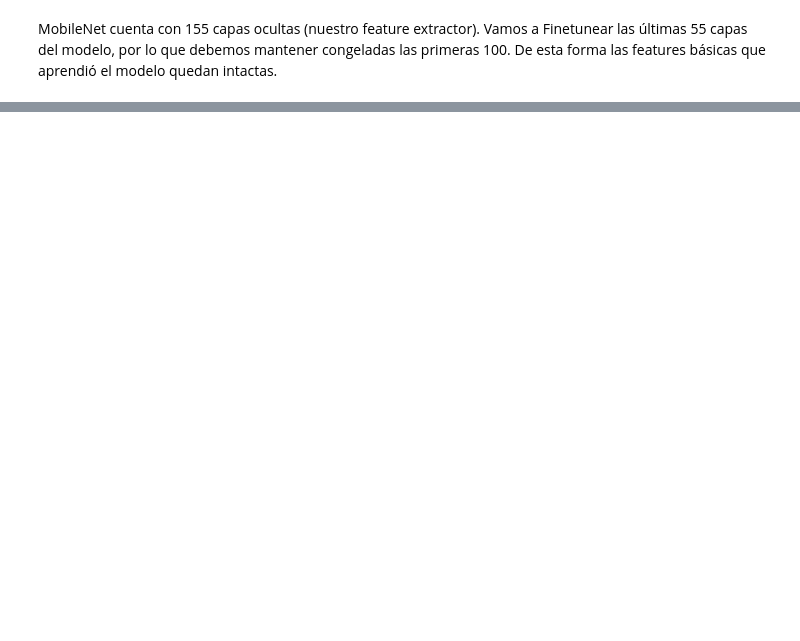
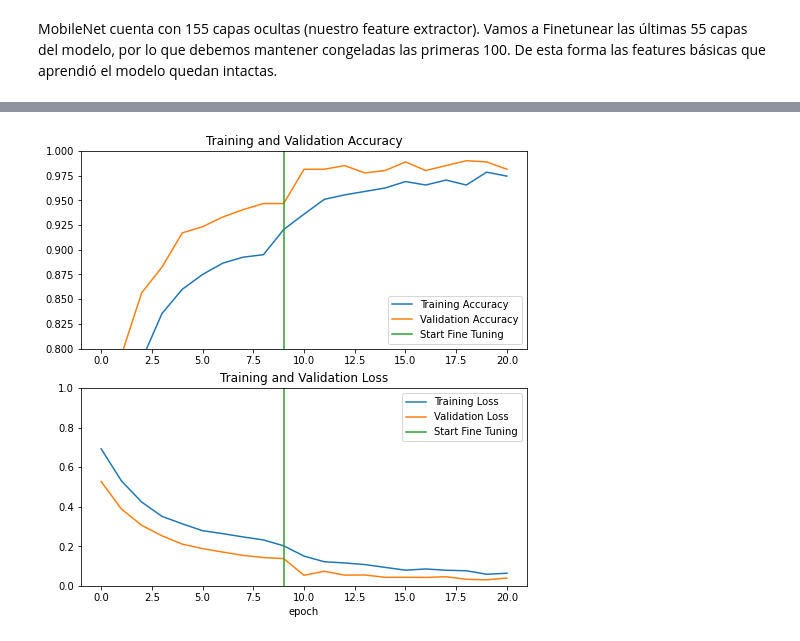
Before and after one commit to juancop/URDeepLearning, a Jupyter notebook: ComputerVision/Fine Tuning an Image Model.ipynb, the cells around one changed output, grey strips where cells are left out. Drawn from its saved outputs; the diff is of its cells as text; code cells hidden in the pictures; blank space fills up the shorter version.

Commit message:
run model

```diff
--- a/ComputerVision/Fine Tuning an Image Model.ipynb
+++ b/ComputerVision/Fine Tuning an Image Model.ipynb
@@ -254,4 +277,4 @@ NameError: name 'history' is not defined
 # %%
-loss, accuracy = model.evaluate(test_dataset)
-print('Test accuracy :', accuracy)
+test_loss, test_accuracy = model.evaluate(test_dataset)
+print('Test accuracy :', test_accuracy)
 # %% [output]
@@ -289,30 +350,32 @@ history_fine = model.fit(train_dataset,
 # %%
-acc += history_fine.history['accuracy']
-val_acc += history_fine.history['val_accuracy']
+acc.extend(history_fine.history['accuracy'])
+val_acc.extend(history_fine.history['val_accuracy'])
 
-loss += history_fine.history['loss']
-val_loss += history_fine.history['val_loss']
+loss.extend(history_fine.history['loss'])
+val_loss.extend(history_fine.history['val_loss'])
 # %%
 plt.figure(figsize=(8, 8))
 plt.subplot(2, 1, 1)
 plt.plot(acc, label='Training Accuracy')
 plt.plot(val_acc, label='Validation Accuracy')
 plt.ylim([0.8, 1])
-plt.plot([initial_epochs-1,initial_epochs-1],
+plt.plot([EPOCHS-1,EPOCHS-1],
           plt.ylim(), label='Start Fine Tuning')
 plt.legend(loc='lower right')
 plt.title('Training and Validation Accuracy')
 
 plt.subplot(2, 1, 2)
 plt.plot(loss, label='Training Loss')
 plt.plot(val_loss, label='Validation Loss')
 plt.ylim([0, 1.0])
-plt.plot([initial_epochs-1,initial_epochs-1],
+plt.plot([EPOCHS-1,EPOCHS-1],
          plt.ylim(), label='Start Fine Tuning')
 plt.legend(loc='upper right')
 plt.title('Training and Validation Loss')
 plt.xlabel('epoch')
 plt.show()
+# %% [output]
+[figure, added]
 # %%
 loss, accuracy = model.evaluate(test_dataset)
 print('Test accuracy :', accuracy)
```
Also changed, not shown: parts of 16 cells of this notebook.
